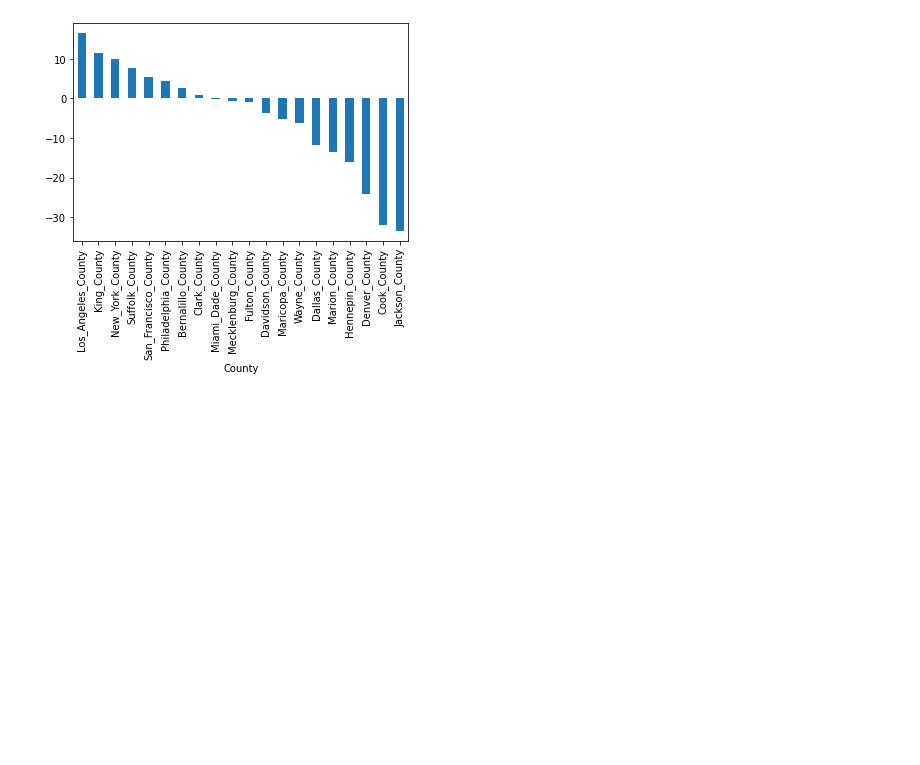
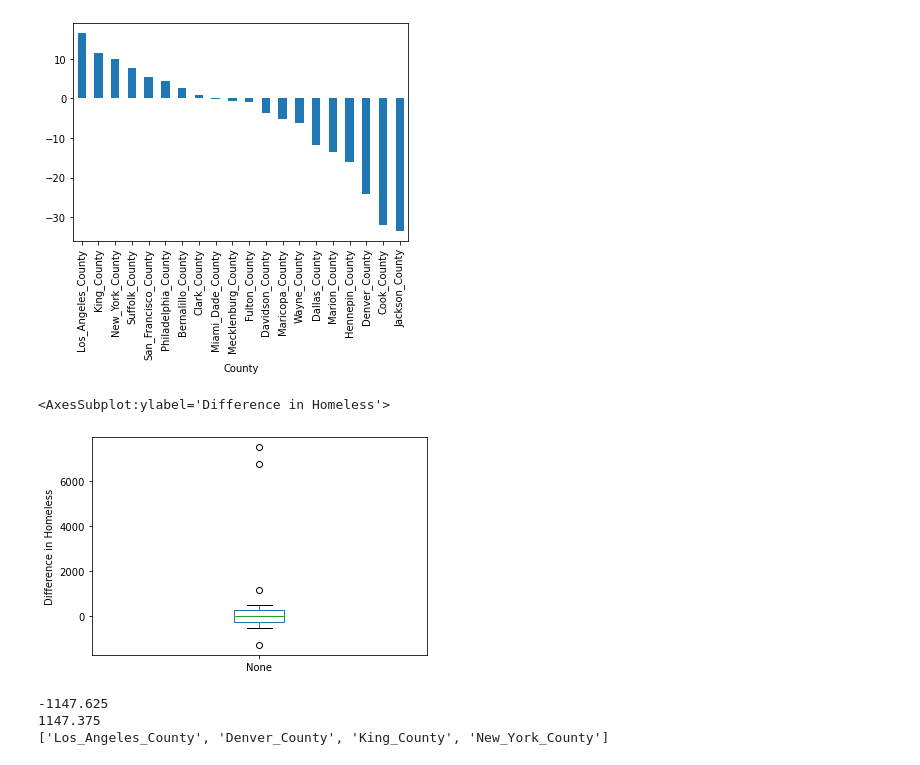
Before and after one commit to kylagelev/Homelessness-Weather, a Jupyter notebook: Homelessness_Data.ipynb, the cells around one changed output. Saved outputs shown, nothing was run; the diff lists cells and outputs as text; code cells hidden in the pictures; blank space fills up the shorter version.

```diff
--- a/Homelessness_Data.ipynb
+++ b/Homelessness_Data.ipynb
@@ -207,3 +207,35 @@ percent_change.plot(kind = 'bar')
 # %% [output]
 <AxesSubplot:xlabel='County'>
 [figure]
+# %%
+#figuring out if there are any outliers via visualization of boxplot
+homeless_boxplot = diff.plot.box()
+plt.ylabel('Difference in Homeless')
+homeless_boxplot
+# %% [output]
+<AxesSubplot:ylabel='Difference in Homeless'>
+[figure, added]
+# %%
+#pull out outliers
+list_of_outliers = []
+quartiles = merged_homelessness['Difference'].quantile([.25,.5,.75])
+lowerq = quartiles[0.25]
+upperq = quartiles[0.75]
+iqr = upperq-lowerq
+
+lower_bound = lowerq - (1.5*iqr)
+upper_bound = upperq + (1.5*iqr)
+
+print(lower_bound)
+print(upper_bound)
+
+#okay so now want to figure out what counties are outliers
+for i in range(len(merged_homelessness['Difference'])):
+    if (merged_homelessness['Difference'][i] <= lower_bound) or (merged_homelessness['Difference'][i] >= upper_bound):
+        outlier = merged_homelessness['Difference'].index[i]
+        list_of_outliers.append(outlier)
+print(list_of_outliers)
+# %% [output]
+-1147.625
+1147.375
+['Los_Angeles_County', 'Denver_County', 'King_County', 'New_York_County']
```
Also changed, not shown: parts of 9 cells of this notebook.
